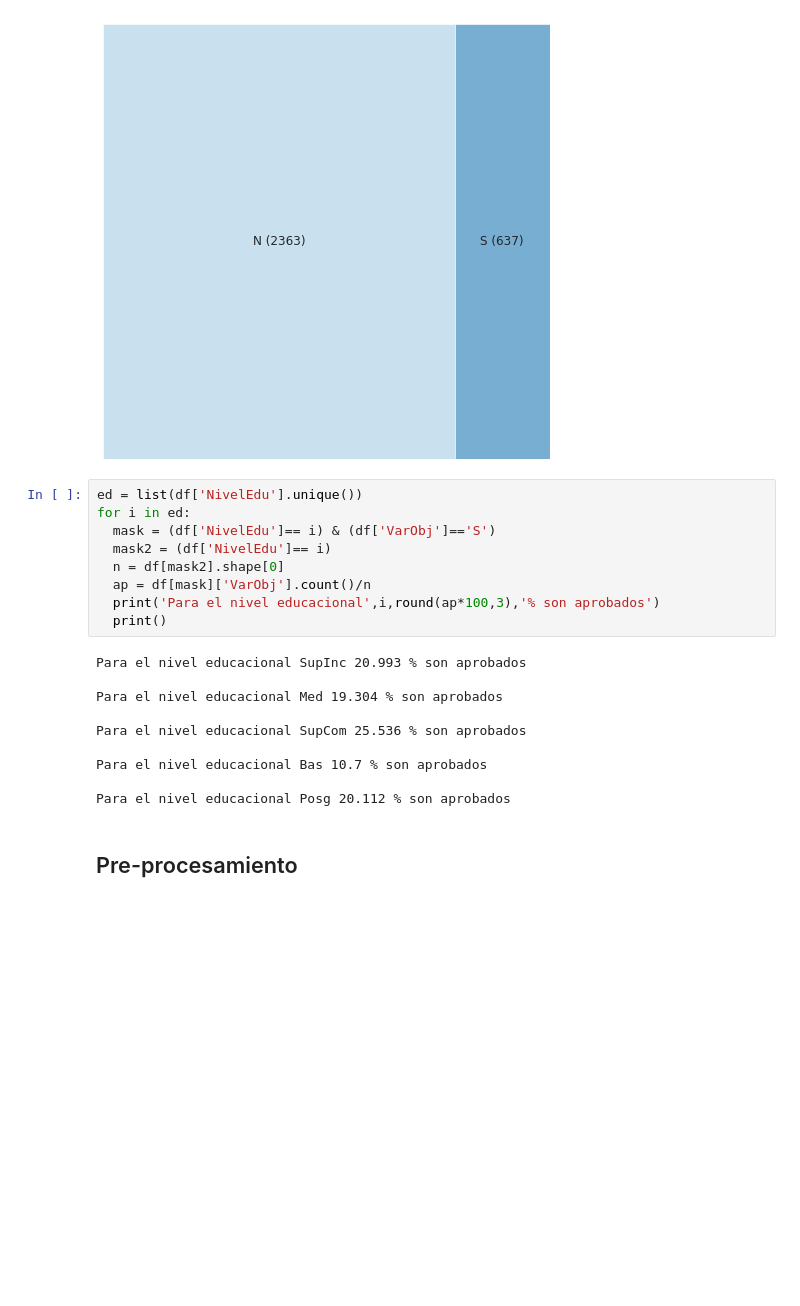
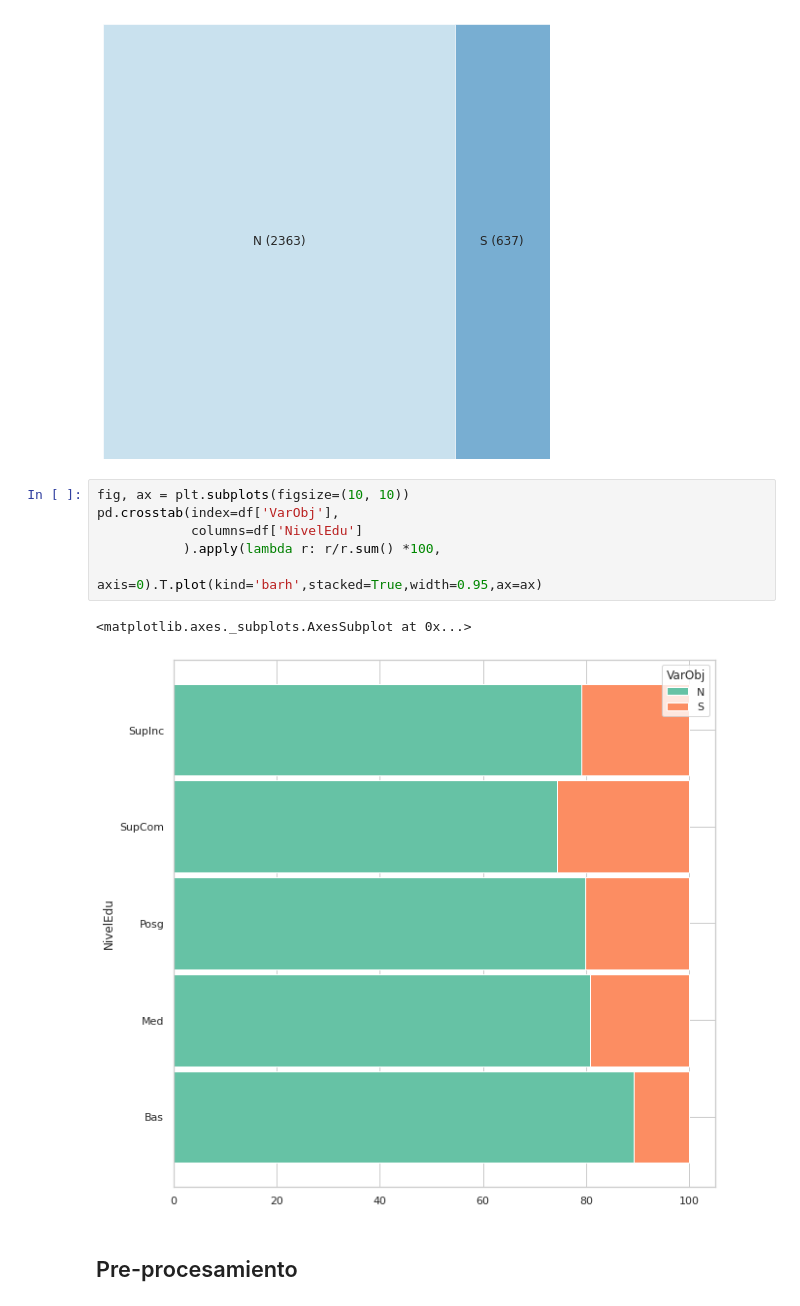
Before and after one commit to cristobalperezp/Intro_Deep_Learning, a Jupyter notebook: Tarea_1.ipynb, the cells around one changed output. Drawn from its saved outputs; the diff is of its cells as text; blank space fills up the shorter version.

```diff
--- a/Tarea_1.ipynb
+++ b/Tarea_1.ipynb
@@ -288,25 +221,15 @@ plt.axis('off')
 plt.show()
 # %% [output]
 [figure]
-# %%
-ed = list(df['NivelEdu'].unique())
-for i in ed:
-  mask = (df['NivelEdu']== i) & (df['VarObj']=='S')
-  mask2 = (df['NivelEdu']== i)
-  n = df[mask2].shape[0]
-  ap = df[mask]['VarObj'].count()/n
-  print('Para el nivel educacional',i,round(ap*100,3),'% son aprobados')
-  print()
-# %% [output]
-Para el nivel educacional SupInc 20.993 % son aprobados
-
-Para el nivel educacional Med 19.304 % son aprobados
-
-Para el nivel educacional SupCom 25.536 % son aprobados
-
-Para el nivel educacional Bas 10.7 % son aprobados
-
-Para el nivel educacional Posg 20.112 % son aprobados
+# %%
+fig, ax = plt.subplots(figsize=(10, 10))
+pd.crosstab(index=df['VarObj'],
+            columns=df['NivelEdu']
+           ).apply(lambda r: r/r.sum() *100,
+                                axis=0).T.plot(kind='barh',stacked=True,width=0.95,ax=ax)
+# %% [output]
+<matplotlib.axes._subplots.AxesSubplot at 0x...>
+[figure, added]
 # %% [markdown]
 ## Pre-procesamiento
 # %%
```
Also changed, not shown: parts of 20 cells of this notebook.
